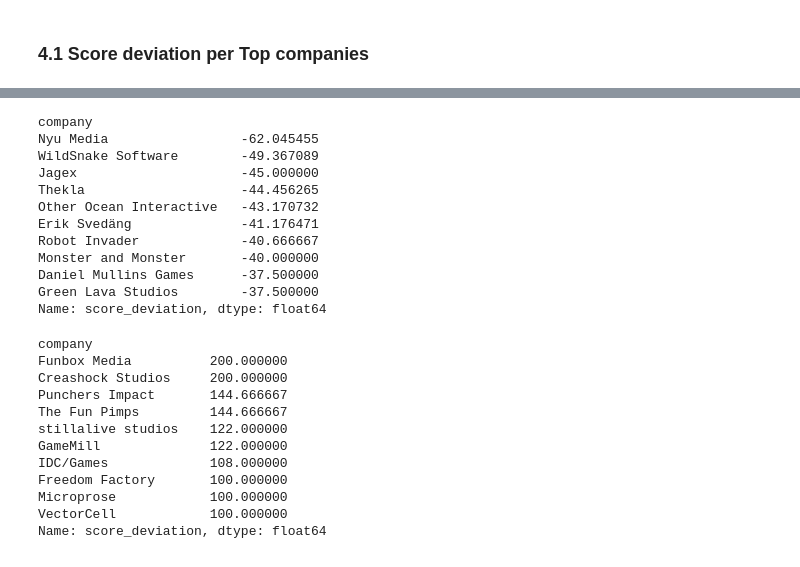
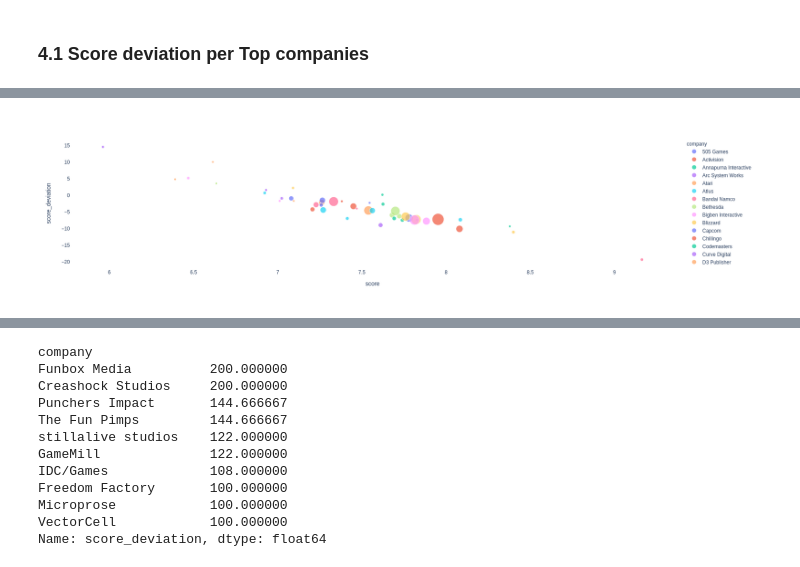
Before and after one commit to SergioFigue/the-critics-critique, a Jupyter notebook: notebooks/results_analysis.ipynb, the cells around one changed output, grey strips where cells are left out. Cells and saved outputs as stored; diff of their text form; code cells hidden in the pictures.

```diff
--- a/notebooks/results_analysis.ipynb
+++ b/notebooks/results_analysis.ipynb
@@ -243,0 +257,2 @@ IndexingError: Unalignable boolean Series provided as indexer (index of the bool
+# %%
+count_companies = q_companies_filter.groupby('company')[['game']].count().reset_index()
@@ -243,0 +261,2 @@ IndexingError: Unalignable boolean Series provided as indexer (index of the bool
+# %%
+companies_df = pd.merge(count_companies, s_companies, on="company")
@@ -243,0 +283,2 @@ IndexingError: Unalignable boolean Series provided as indexer (index of the bool
+# %%
+companies_df.drop(companies_df[companies_df['company'] == 'None'].index, inplace = True)
@@ -244,3 +301,10 @@ IndexingError: Unalignable boolean Series provided as indexer (index of the bool
+# %%
+#size='petal_length', hover_data=['petal_width']
+fig = px.scatter(companies_df, x="score", y="score_deviation", color="company", size='game')
+fig.update_layout({'plot_bgcolor': 'rgba(0, 0, 0, 0)', 'paper_bgcolor': 'rgba(0, 0, 0, 0)'})
+fig.show()
+# %% [output]
+[figure, added]
 # %%
 scored_texts_analytics.sort_values(['score_deviation'],ascending=False).groupby('company').head(3)
 # %% [output]
@@ -257,21 +321,6 @@ scored_texts_analytics.sort_values(['score_deviation'],ascending=False).groupby(
 | 15084 | Vandal | Ramón Varela | Beat Cop | 6.8 | 3.40 | '3 starts' | 2.60 | 11 bit studios | PC Android Switch Xbox One PS4 | Aventura narrativa | ... |
 | 4101 | meristation | None | Moonlighter | 8.2 | 4.10 | '4 starts' | 3.88 | 11 Bit Studios | Switch Xbox One PC PS4 | Acción, RPG | ... |
 4706 rows × 11 columns
-# %%
-scored_texts_analytics.groupby('company')['score_deviation'].mean().sort_values().head(10)
-# %% [output]
-company
-Nyu Media                 -62.045455
-WildSnake Software        -49.367089
-Jagex                     -45.000000
-Thekla                    -44.456265
-Other Ocean Interactive   -43.170732
-Erik Svedäng              -41.176471
-Robot Invader             -40.666667
-Monster and Monster       -40.000000
-Daniel Mullins Games      -37.500000
-Green Lava Studios        -37.500000
-Name: score_deviation, dtype: float64
 # %%
 scored_texts_analytics.groupby('company')['score_deviation'].mean().sort_values(ascending=False).head(10)
 # %% [output]
```
Also changed, not shown: parts of 18 cells of this notebook, 2 other files.
